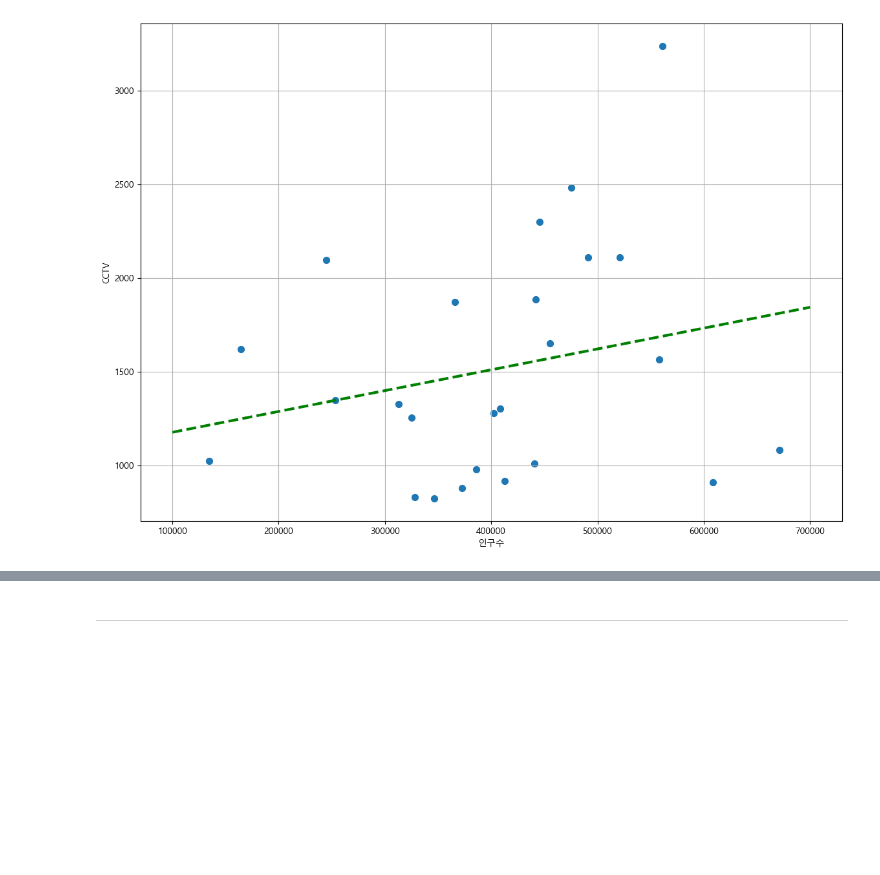
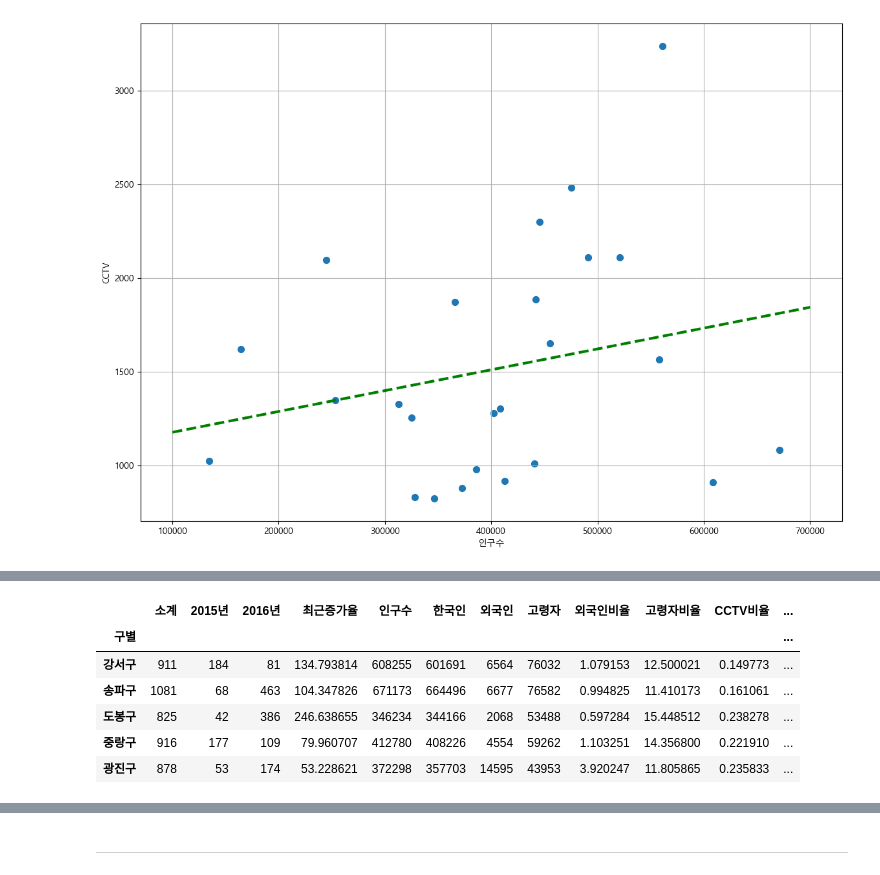
Before and after one commit to GomSon-E/zero-base, a Jupyter notebook: 04. EDA/source_code/01_Analysis Seoul CCTV.ipynb, the cells around one changed output, grey strips where cells are left out. Cells and saved outputs as stored; diff of their text form; code cells hidden in the pictures; blank space fills up the shorter version.

```diff
--- a/04. EDA/source_code/01_Analysis Seoul CCTV.ipynb
+++ b/04. EDA/source_code/01_Analysis Seoul CCTV.ipynb
@@ -434,0 +464,11 @@ drawGraph()
+# %%
+# 경향 대비 CCTV를 적게 가진 구
+df_sort_t.head()
+# %% [output]
+|  | 소계 | 2015년 | 2016년 | 최근증가율 | 인구수 | 한국인 | 외국인 | 고령자 | 외국인비율 | 고령자비율 | CCTV비율 | ... |
+| 구별 |  |  |  |  |  |  |  |  |  |  |  | ... |
+| 강서구 | 911 | 184 | 81 | 134.793814 | 608255 | 601691 | 6564 | 76032 | 1.079153 | 12.500021 | 0.149773 | ... |
+| 송파구 | 1081 | 68 | 463 | 104.347826 | 671173 | 664496 | 6677 | 76582 | 0.994825 | 11.410173 | 0.161061 | ... |
+| 도봉구 | 825 | 42 | 386 | 246.638655 | 346234 | 344166 | 2068 | 53488 | 0.597284 | 15.448512 | 0.238278 | ... |
+| 중랑구 | 916 | 177 | 109 | 79.960707 | 412780 | 408226 | 4554 | 59262 | 1.103251 | 14.356800 | 0.221910 | ... |
+| 광진구 | 878 | 53 | 174 | 53.228621 | 372298 | 357703 | 14595 | 43953 | 3.920247 | 11.805865 | 0.235833 | ... |
```
Also changed, not shown: parts of 9 cells of this notebook, 1 other file.
